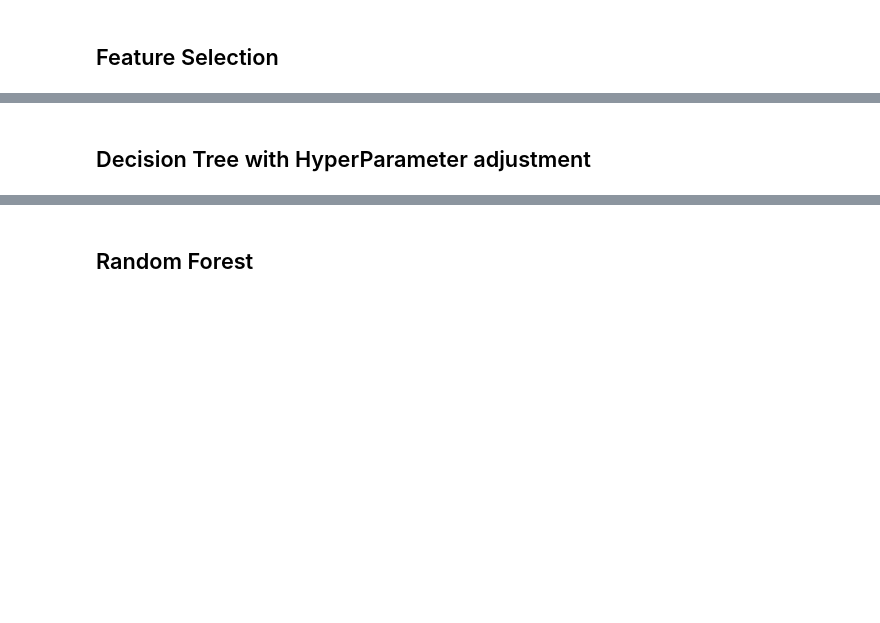
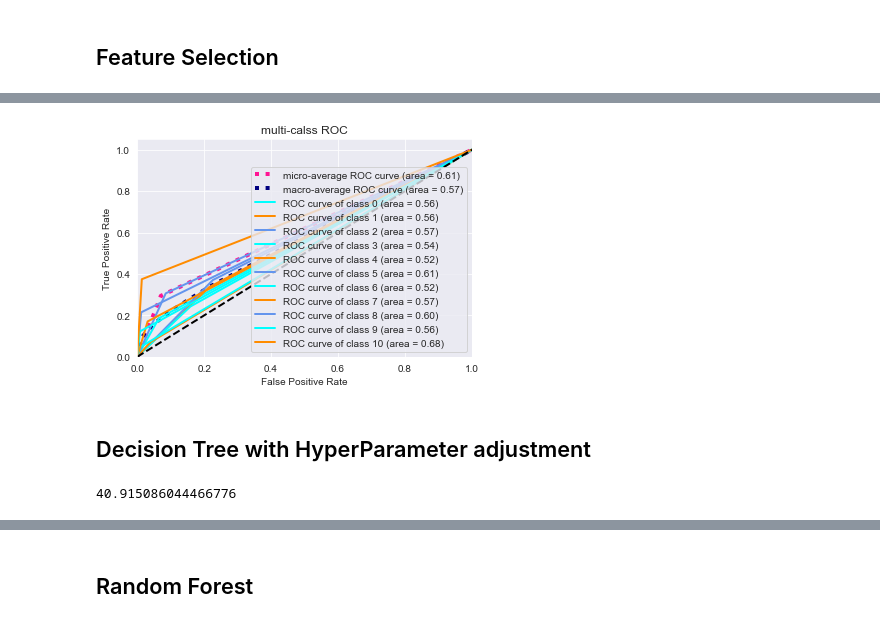
Before and after one commit to DIKLA2322/workspace, a Jupyter notebook: Healthcare_Management.ipynb, the cells around one changed output, grey strips where cells are left out. Cells and saved outputs as stored; diff of their text form; code cells hidden in the pictures; blank space fills up the shorter version.

```diff
--- a/Healthcare_Management.ipynb
+++ b/Healthcare_Management.ipynb
@@ -259,11 +521,11 @@ support_cat_list
 score = []  # 建立列表
 for i in range(12, 22, 1):
     X_wrapper = RFE(RFC_, n_features_to_select=i, step=1).fit_transform(Xtrain, Ytrain)
-    once = cross_val_score(RFC_, X_wrapper, Ytrain).mean()  # 交叉验证
+    once = cross_val_score(RFC_, X_wrapper, Ytrain, cv=3).mean()  # 交叉验证
     score.append(once)  # 交叉验证结果保存到列表
 print(max(score), (score.index(max(score)) * 1) + 1)  # 输出最优分类结果和对应的特征数量
 print(score)
 plt.figure(figsize=[20, 5])
-plt.plot(range(1, 17, 1), score)
-plt.xticks(range(1, 17, 1))
+plt.plot(range(12, 22, 1), score)
+plt.xticks(range(12, 22, 1))
 plt.show()
@@ -388,3 +677,7 @@ plt.show()
+# %%
+ROC(y_one_hot, y_one_hot_pred_DT)
+# %% [output]
+[figure, added]
 # %% [markdown]
 ## Decision Tree with HyperParameter adjustment
 # %%
@@ -402,12 +691,12 @@ print(grid.best_params_)
 # %%
 print(grid.best_params_)
 # %%
-from sklearn.tree import DecisionTreeClassifier
-
 decision_tree_classification = DecisionTreeClassifier(criterion='gini', random_state=10, max_depth=10)
 
 decision_tree = decision_tree_classification.fit(Xtrain, Ytrain)
 y_pred_DT = decision_tree.predict(Xtest)
 accuracy_score(Ytest, y_pred_DT) * 100
+# %% [output]
+40.915086044466776
 # %%
 print(classification_report(Ytest, y_pred_DT))
```
Also changed, not shown: parts of 142 cells of this notebook, 6 other files.
